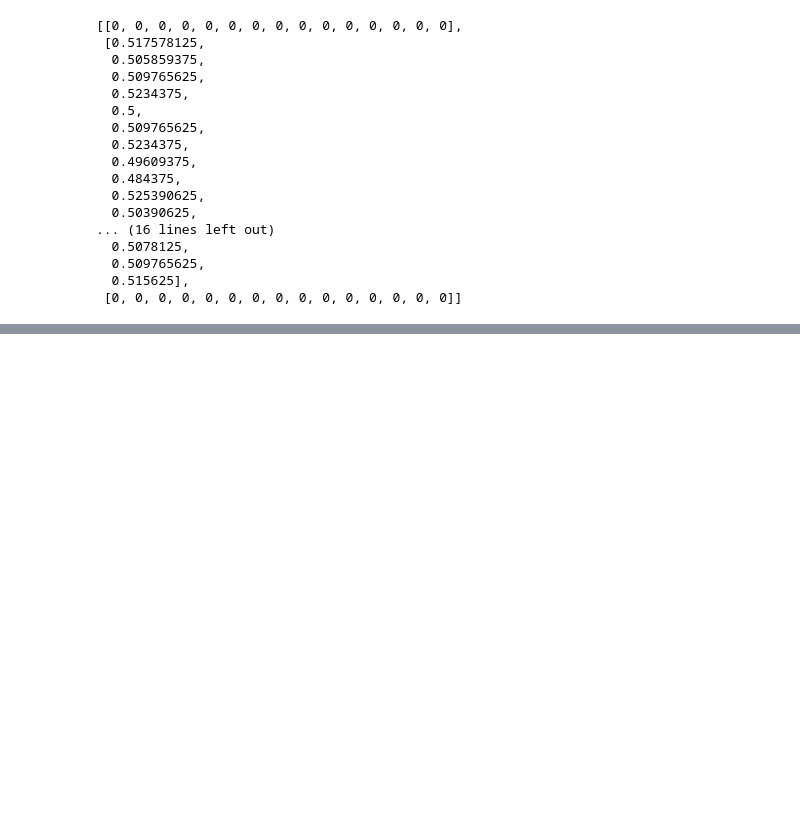
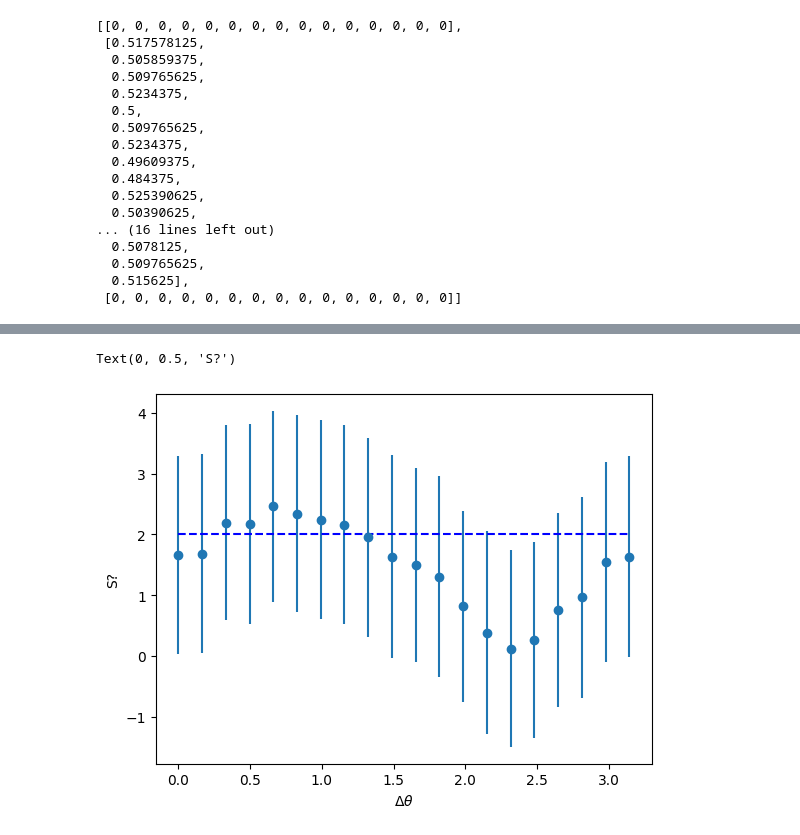
Before and after one commit to zds-dev/QuantumCoherentProject, a Jupyter notebook: notebooks/Initial tests.ipynb, the cells around one changed output, grey strips where cells are left out. Saved outputs shown, nothing was run; the diff lists cells and outputs as text; code cells hidden in the pictures; blank space fills up the shorter version.

```diff
--- a/notebooks/Initial tests.ipynb
+++ b/notebooks/Initial tests.ipynb
@@ -361,0 +412,23 @@ plt.xlabel('$\\Delta \\theta$')
+# %%
+_, _, _, _, vabqd = prob_hits_to_error(eabqd[1])
+_, _, _, _, vabpqd = prob_hits_to_error(eabpqd[1])
+_, _, _, _, vapbqd = prob_hits_to_error(eapbqd[1])
+_, _, _, _, vapbpqd = prob_hits_to_error(eapbpqd[1])
+stdevqd = np.sqrt(vabqd+vabpqd+vapbqd+vapbpqd)
+
+## Plot Bells Inequality
+# |E(a,b)-E(a,b')|+|E(a',b')+E(a',b)| <= 2
+#plt.plot(np.linspace(0,np.pi,30), np.abs(np.array(eab[0])-np.array(eabp[0]))+np.abs(np.array(eapbp[0])+np.array(eapb[0])))
+plt.errorbar(np.linspace(0,np.pi,20), np.abs(np.array(eabqd[0])-np.array(eabpqd[0]))+np.abs(np.array(eapbpqd[0])+np.array(eapbqd[0])), yerr=stdevqd, fmt='o')
+
+# |E(a,b)+E(a,b')|+|E(a',b')-E(a',b)| <= 2
+# plt.plot(np.linspace(0,np.pi,30), np.abs(np.array(eab[0])+np.array(eabp[0]))+np.abs(np.array(eapbp[0])-np.array(eapb[0])))
+
+# Plot blue dotted line at y=2 to show violation of Bell's inequality for singlet state, i.e. first inequality
+plt.plot(np.linspace(0,np.pi,30), np.ones_like(np.linspace(0,np.pi,30))*2, 'blue', linestyle='--')
+
+plt.xlabel('$\\Delta \\theta$')
+plt.ylabel('S?')
+# %% [output]
+Text(0, 0.5, 'S?')
+[figure, added]
```
Also changed, not shown: parts of 23 cells of this notebook, 1 other file.
